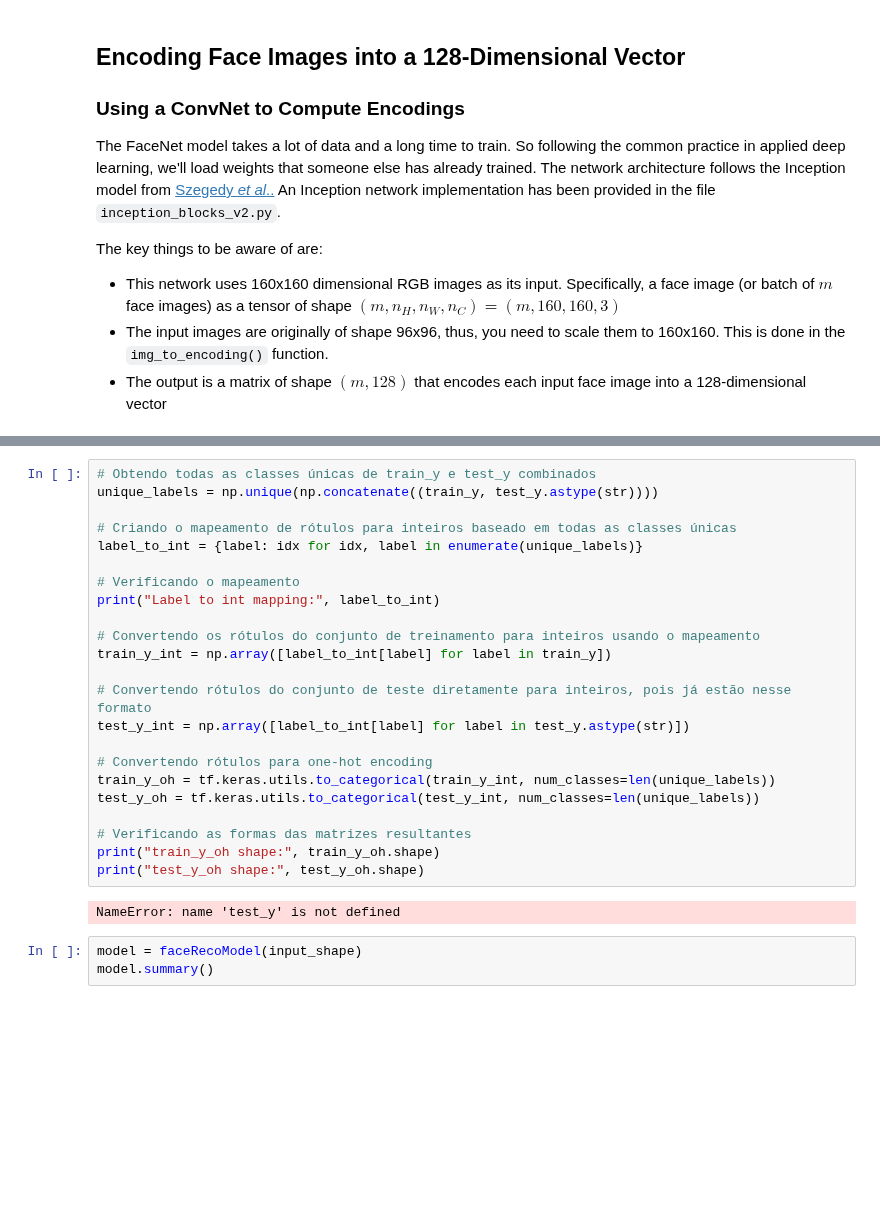
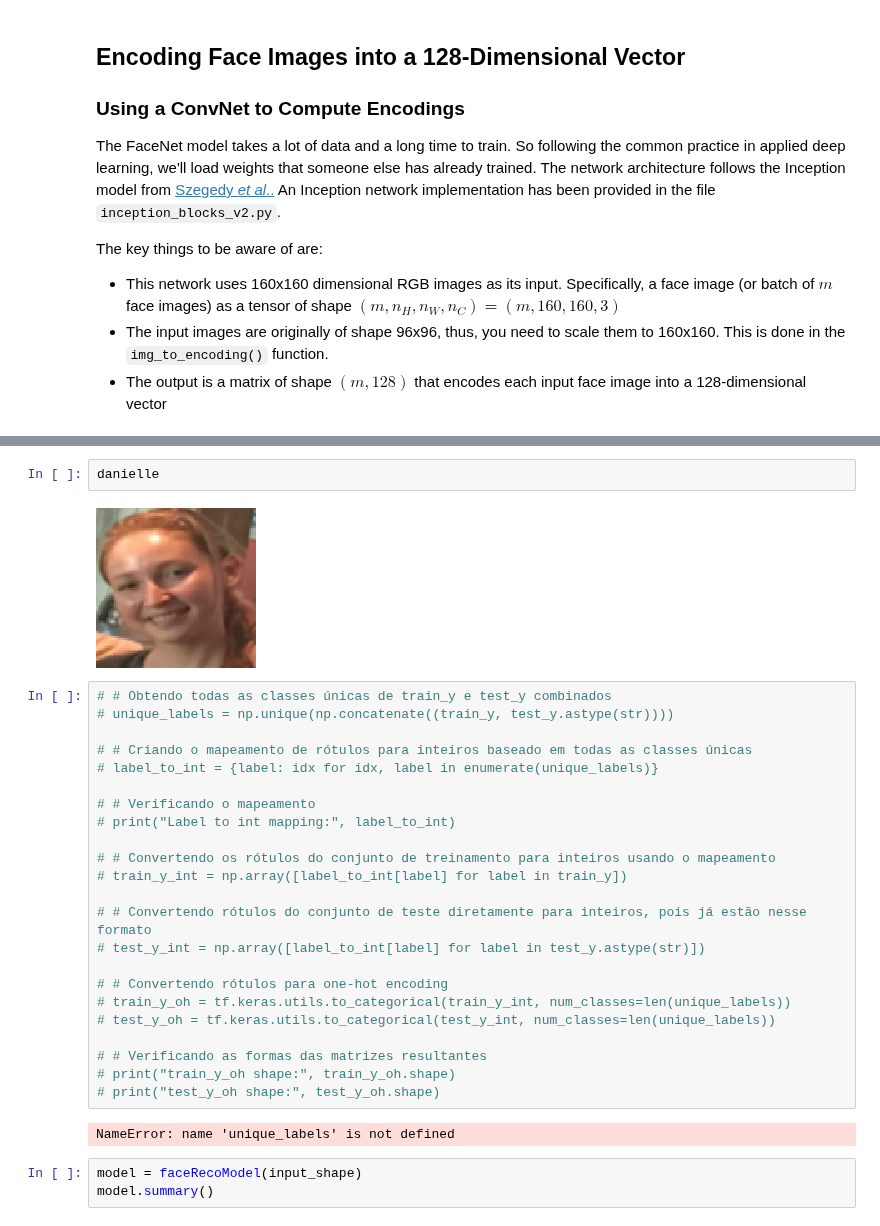
Before and after one commit to IvonLuiz/Deep-Learning, a Jupyter notebook: notebooks/facenet.ipynb, the cells around one changed output, grey strips where cells are left out. Cells and saved outputs as stored; diff of their text form; blank space fills up the shorter version.

```diff
--- a/notebooks/facenet.ipynb
+++ b/notebooks/facenet.ipynb
@@ -89,28 +147,32 @@ print(train_x.shape)
+# %%
+danielle
+# %% [output]
+[figure, added]
 # %%
-# Obtendo todas as classes únicas de train_y e test_y combinados
-unique_labels = np.unique(np.concatenate((train_y, test_y.astype(str))))
+# # Obtendo todas as classes únicas de train_y e test_y combinados
+# unique_labels = np.unique(np.concatenate((train_y, test_y.astype(str))))
 
-# Criando o mapeamento de rótulos para inteiros baseado em todas as classes únicas
-label_to_int = {label: idx for idx, label in enumerate(unique_labels)}
+# # Criando o mapeamento de rótulos para inteiros baseado em todas as classes únicas
+# label_to_int = {label: idx for idx, label in enumerate(unique_labels)}
 
-# Verificando o mapeamento
-print("Label to int mapping:", label_to_int)
+# # Verificando o mapeamento
+# print("Label to int mapping:", label_to_int)
 
-# Convertendo os rótulos do conjunto de treinamento para inteiros usando o mapeamento
-train_y_int = np.array([label_to_int[label] for label in train_y])
+# # Convertendo os rótulos do conjunto de treinamento para inteiros usando o mapeamento
+# train_y_int = np.array([label_to_int[label] for label in train_y])
 
-# Convertendo rótulos do conjunto de teste diretamente para inteiros, pois já estão nesse formato
-test_y_int = np.array([label_to_int[label] for label in test_y.astype(str)])
+# # Convertendo rótulos do conjunto de teste diretamente para inteiros, pois já estão nesse formato
+# test_y_int = np.array([label_to_int[label] for label in test_y.astype(str)])
 
-# Convertendo rótulos para one-hot encoding
-train_y_oh = tf.keras.utils.to_categorical(train_y_int, num_classes=len(unique_labels))
-test_y_oh = tf.keras.utils.to_categorical(test_y_int, num_classes=len(unique_labels))
+# # Convertendo rótulos para one-hot encoding
+# train_y_oh = tf.keras.utils.to_categorical(train_y_int, num_classes=len(unique_labels))
+# test_y_oh = tf.keras.utils.to_categorical(test_y_int, num_classes=len(unique_labels))
 
-# Verificando as formas das matrizes resultantes
-print("train_y_oh shape:", train_y_oh.shape)
-print("test_y_oh shape:", test_y_oh.shape)
+# # Verificando as formas das matrizes resultantes
+# print("train_y_oh shape:", train_y_oh.shape)
+# print("test_y_oh shape:", test_y_oh.shape)
 # %% [output]
-NameError: name 'test_y' is not defined
+NameError: name 'unique_labels' is not defined
 # %%
 model = faceRecoModel(input_shape)
 model.summary()
```
Also changed, not shown: parts of 12 cells of this notebook.
